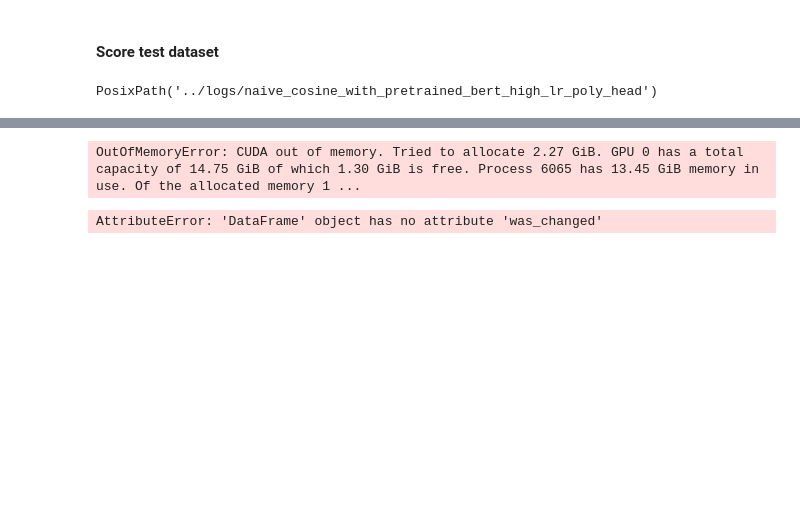
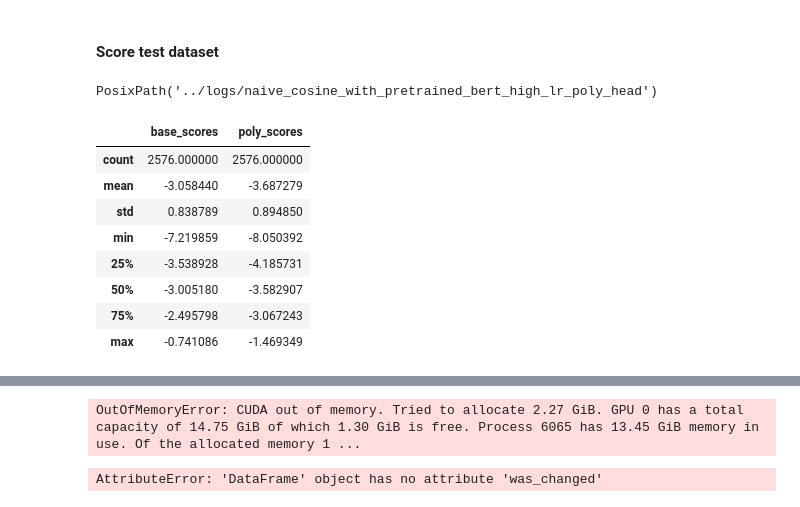
Before and after one commit to Xenomirant/ModularLM, a Jupyter notebook: analytics/bert_analytics_4_1_again.ipynb, the cells around one changed output, grey strips where cells are left out. Saved outputs shown, nothing was run; the diff lists cells and outputs as text; code cells hidden in the pictures; blank space fills up the shorter version.

Commit message:
flaged models PPL scoring

```diff
--- a/analytics/bert_analytics_4_1_again.ipynb
+++ b/analytics/bert_analytics_4_1_again.ipynb
@@ -330,7 +357,7 @@ token_dl = DataLoader(data,
                 shuffle=False)
 # %%
 mlm_model = minicons.scorer.MaskedLMScorer(
-    bert_model, 'cuda', tokenizer=tokenizer, torch_dtype=torch.float32)
+    model, 'cuda', tokenizer=tokenizer, torch_dtype=torch.float32)
 # %%
 type(mlm_model.tokenizer)
 # %% [output]
@@ -497,3 +524,23 @@ torch.Size([1, 298])
 # path
 # %% [output]
 PosixPath('../logs/naive_cosine_with_pretrained_bert_high_lr_poly_head')
+# %%
+base_scores, poly_scores, tkn_dict_base, tkn_dict_poly = ppl_mlm_score(mlm_model, token_dl, top_k=5)
+# %%
+df = pd.read_csv(DATA_PATH, index_col=0)
+df = df.sample(10000, random_state=42, ignore_index=True)
+# %%
+df["base_scores"] = base_scores
+df["poly_scores"] = poly_scores
+# %%
+df[df.was_changed].describe()
+# %% [output]
+|  | base_scores | poly_scores |
+| count | 2576.000000 | 2576.000000 |
+| mean | -3.058440 | -3.687279 |
+| std | 0.838789 | 0.894850 |
+| min | -7.219859 | -8.050392 |
+| 25% | -3.538928 | -4.185731 |
+| 50% | -3.005180 | -3.582907 |
+| 75% | -2.495798 | -3.067243 |
+| max | -0.741086 | -1.469349 |
```
Also changed, not shown: parts of 22 cells of this notebook, 2 other files.
